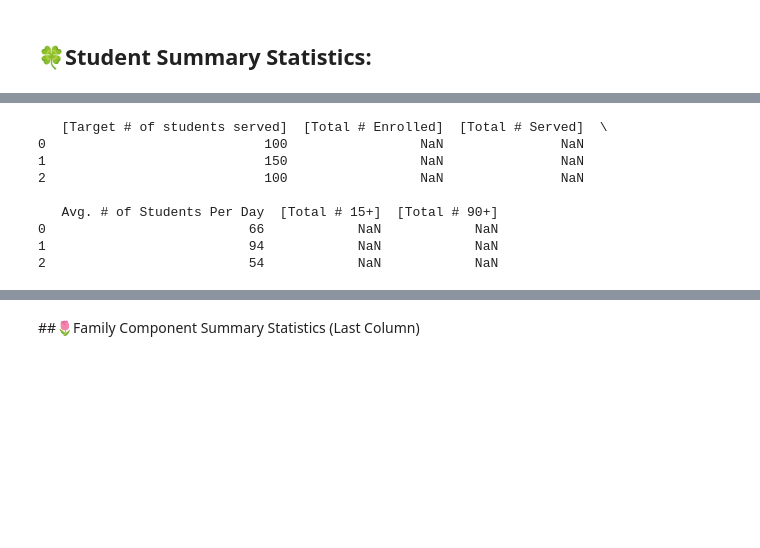
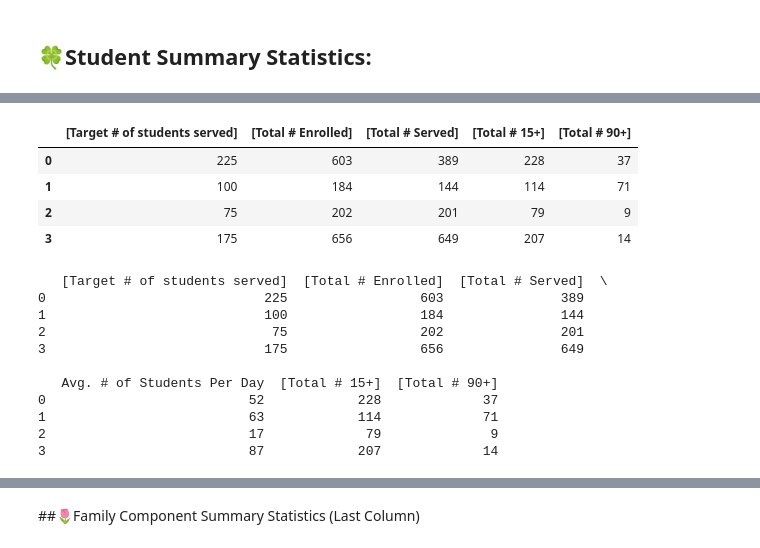
Before and after one commit to HaleyC2001/-L-G-Data-Factory, a Jupyter notebook: Code_Revision1.ipynb, the cells around one changed output, grey strips where cells are left out. Saved outputs shown, nothing was run; the diff lists cells and outputs as text; code cells hidden in the pictures; blank space fills up the shorter version.

```diff
--- a/Code_Revision1.ipynb
+++ b/Code_Revision1.ipynb
@@ -100,9 +101,9 @@ Index(['Institution', 'Site', 'GradeLevel', '0 Hours', 'Less Than 15 Hours',
       dtype='object', name=1)
 # %%
-all_cols = ['0', 'Less Than 15', '15-44', '45-89', '90-179', '180-269', '270+']
-served_cols = ['Less Than 15', '15-44', '45-89', '90-179', '180-269', '270+']
-plus15_cols = ['15-44', '45-89', '90-179', '180-269', '270+']
-plus90_cols = ['90-179', '180-269', '270+']
+all_cols = ['0 Hours', 'Less Than 15 Hours', '15-44 Hours', '45-89 Hours', '90-179 Hours', '180-269 Hours', '270+ Hours']
+served_cols = ['Less Than 15 Hours', '15-44 Hours', '45-89 Hours', '90-179 Hours', '180-269 Hours', '270+ Hours']
+plus15_cols = ['15-44 Hours', '45-89 Hours', '90-179 Hours', '180-269 Hours', '270+ Hours']
+plus90_cols = ['90-179 Hours', '180-269 Hours', '270+ Hours']
 
 # Filter each col list to only include columns that exist in the dataframe
 existing_cols = df_part_by_hour.columns.tolist()
@@ -111,24 +112,29 @@ served_cols  = [c for c in served_cols  if c in existing_cols]
 plus15_cols  = [c for c in plus15_cols  if c in existing_cols]
 plus90_cols  = [c for c in plus90_cols  if c in existing_cols]
 
-# Convert to numeric — this fixes the TypeError
+# Convert to numeric
 df_part_by_hour[all_cols] = df_part_by_hour[all_cols].apply(
     pd.to_numeric, errors='coerce'
-).fillna(0)  # <-- replaces any non-numeric/NaN with 0 instead of leaving as string
-
-# Filter Subtotal rows
-df_sub = df_part_by_hour[df_part_by_hour['Site'] == 'Subtotal']
+).fillna(0)
 
 # Build completely new dataframe
 df_totals = pd.DataFrame({
-    '[Total # Enrolled]': df_sub[all_cols].sum(axis=1),
-    '[Total # Served]':   df_sub[served_cols].sum(axis=1),
-    '[Total # 15+]':      df_sub[plus15_cols].sum(axis=1),
-    '[Total # 90+]':      df_sub[plus90_cols].sum(axis=1)
+    '[Total # Enrolled]': df_part_by_hour[all_cols].sum(axis=1),
+    '[Total # Served]':   df_part_by_hour[served_cols].sum(axis=1),
+    '[Total # 15+]':      df_part_by_hour[plus15_cols].sum(axis=1),
+    '[Total # 90+]':      df_part_by_hour[plus90_cols].sum(axis=1)
 })
 
 # Insert as the first column (position 0)
 df_totals.insert(0, '[Target # of students served]', target_values)
+# %%
+df_totals.head(10)
+# %% [output]
+|  | [Target # of students served] | [Total # Enrolled] | [Total # Served] | [Total # 15+] | [Total # 90+] |
+| 0 | 225 | 603 | 389 | 228 | 37 |
+| 1 | 100 | 184 | 144 | 114 | 71 |
+| 2 | 75 | 202 | 201 | 79 | 9 |
+| 3 | 175 | 656 | 649 | 207 | 14 |
 # %%
 ## the average column from Daily Site Attendance Summary
 daily_site_att['Total'] = daily_site_att['Total'].astype(int)
@@ -138,14 +144,16 @@ df_totals.insert(3, 'Avg. # of Students Per Day', daily_site_att['Avg. # of Stud
 print(df_totals)
 # %% [output]
    [Target # of students served]  [Total # Enrolled]  [Total # Served]  \
-0                            100                 NaN               NaN
-1                            150                 NaN               NaN
-2                            100                 NaN               NaN
+0                            225                 603               389
+1                            100                 184               144
+2                             75                 202               201
+3                            175                 656               649
 
    Avg. # of Students Per Day  [Total # 15+]  [Total # 90+]
-0                          66            NaN            NaN
-1                          94            NaN            NaN
-2                          54            NaN            NaN
+0                          52            228             37
+1                          63            114             71
+2                          17             79              9
+3                          87            207             14
 # %%
 ##INSERT SCHOOL NAMES
 # Create an ordered list of valid school names, skipping NaN and 'Subtotal'
```
Also changed, not shown: parts of 7 cells of this notebook, 2 other files.
